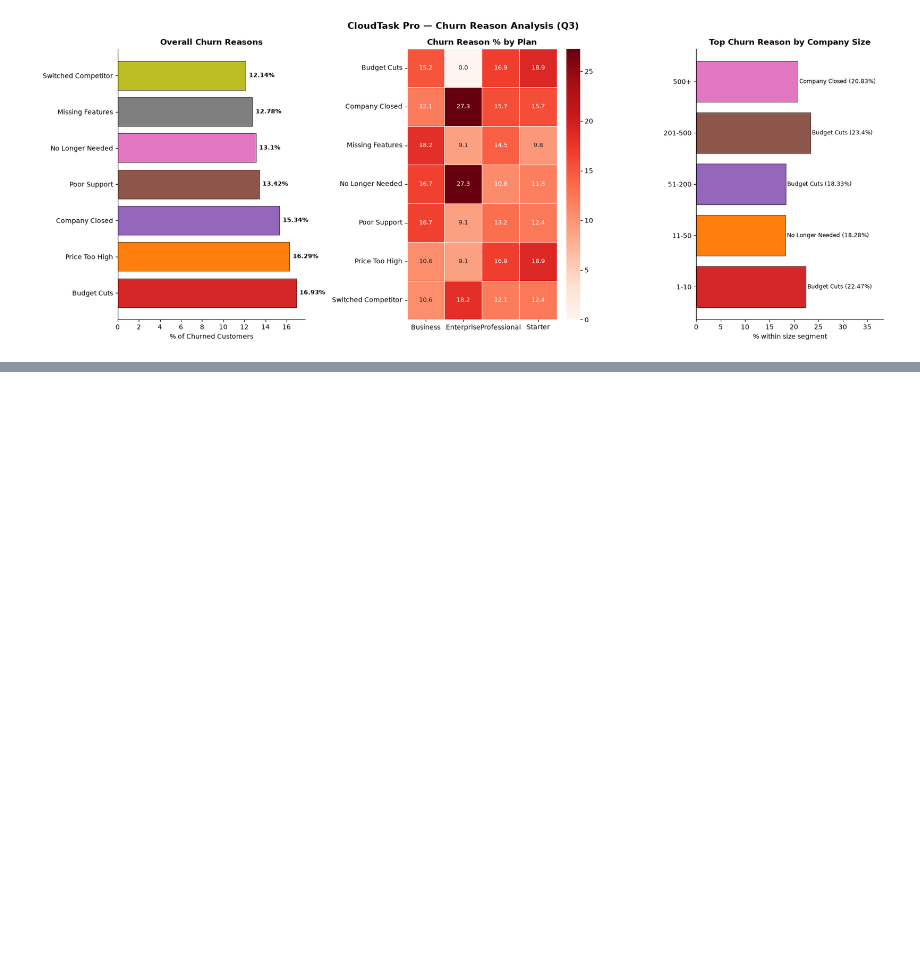
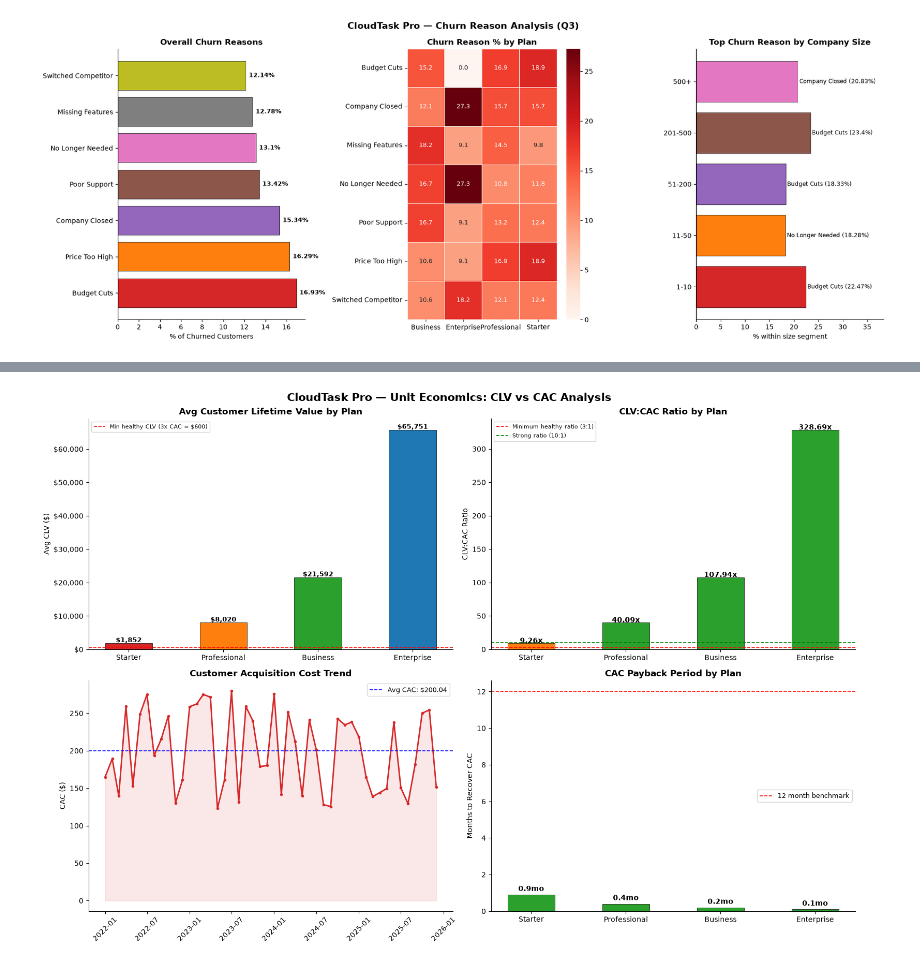
Before and after one commit to ShubhamSahu-2005/Saas-Churn-Analysis, a Jupyter notebook: notebooks/eda_analysis.ipynb, the cells around one changed output, grey strips where cells are left out. Saved outputs shown, nothing was run; the diff lists cells and outputs as text; code cells hidden in the pictures; blank space fills up the shorter version.

```diff
--- a/notebooks/eda_analysis.ipynb
+++ b/notebooks/eda_analysis.ipynb
@@ -467,0 +572,95 @@ plt.show()
+# %%
+fig, axes = plt.subplots(2, 2, figsize=(16, 11))
+fig.suptitle('CloudTask Pro — Unit Economics: CLV vs CAC Analysis',
+             fontsize=15, fontweight='bold')
+
+# ── Panel 1: Avg CLV by Plan ──
+colors = ['#d62728', '#ff7f0e', '#2ca02c', '#1f77b4']
+bars = axes[0,0].bar(clv_plan['plan'], clv_plan['avg_clv'],
+                      color=colors, edgecolor='black',
+                      linewidth=0.5, width=0.5)
+axes[0,0].axhline(avg_cac * 3, color='red', linestyle='--',
+                   linewidth=1.2,
+                   label=f'Min healthy CLV (3x CAC = ${avg_cac*3:,.0f})')
+for bar, val in zip(bars, clv_plan['avg_clv']):
+    axes[0,0].text(bar.get_x() + bar.get_width()/2,
+                   bar.get_height() + 300,
+                   f'${val:,.0f}', ha='center',
+                   fontsize=9, fontweight='bold')
+axes[0,0].set_title('Avg Customer Lifetime Value by Plan',
+                     fontweight='bold')
+axes[0,0].set_ylabel('Avg CLV ($)')
+axes[0,0].yaxis.set_major_formatter(
+    mticker.FuncFormatter(lambda x, _: f'${x:,.0f}'))
+axes[0,0].legend(fontsize=8)
+axes[0,0].spines['top'].set_visible(False)
+axes[0,0].spines['right'].set_visible(False)
+
+# ── Panel 2: CLV:CAC Ratio by Plan ──
+ratio_colors = ['#d62728' if x < 3 else '#ff7f0e' if x < 10
+                else '#2ca02c' for x in clv_plan['clv_cac_ratio']]
+bars2 = axes[0,1].bar(clv_plan['plan'], clv_plan['clv_cac_ratio'],
+                       color=ratio_colors, edgecolor='black',
+                       linewidth=0.5, width=0.5)
+axes[0,1].axhline(3, color='red', linestyle='--',
+                   linewidth=1.2, label='Minimum healthy ratio (3:1)')
+axes[0,1].axhline(10, color='green', linestyle='--',
+                   linewidth=1.2, label='Strong ratio (10:1)')
+for bar, val in zip(bars2, clv_plan['clv_cac_ratio']):
+    axes[0,1].text(bar.get_x() + bar.get_width()/2,
+                   bar.get_height() + 0.3,
+                   f'{val}x', ha='center',
+                   fontsize=10, fontweight='bold')
+axes[0,1].set_title('CLV:CAC Ratio by Plan', fontweight='bold')
+axes[0,1].set_ylabel('CLV:CAC Ratio')
+axes[0,1].legend(fontsize=8)
+axes[0,1].spines['top'].set_visible(False)
+axes[0,1].spines['right'].set_visible(False)
+
+# ── Panel 3: CAC Trend Over Time ──
+axes[1,0].plot(rev['month'],
+               rev['customer_acquisition_cost'],
+               color='#d62728', linewidth=2,
+               marker='o', markersize=3)
+axes[1,0].axhline(avg_cac, color='blue', linestyle='--',
+                   linewidth=1.2,
+                   label=f'Avg CAC: ${avg_cac:,.2f}')
+axes[1,0].fill_between(rev['month'],
+                        rev['customer_acquisition_cost'],
+                        alpha=0.1, color='#d62728')
+axes[1,0].set_title('Customer Acquisition Cost Trend',
+                     fontweight='bold')
+axes[1,0].set_ylabel('CAC ($)')
+axes[1,0].tick_params(axis='x', rotation=45)
+axes[1,0].legend(fontsize=9)
+axes[1,0].spines['top'].set_visible(False)
+axes[1,0].spines['right'].set_visible(False)
+
+# ── Panel 4: Payback Period by Plan ──
+payback_colors = ['#d62728' if x > 12 else '#ff7f0e' if x > 6
+                  else '#2ca02c' for x in clv_plan['payback_months']]
+bars4 = axes[1,1].bar(clv_plan['plan'],
+                       clv_plan['payback_months'],
+                       color=payback_colors,
+                       edgecolor='black', linewidth=0.5,
+                       width=0.5)
+axes[1,1].axhline(12, color='red', linestyle='--',
+                   linewidth=1.2, label='12 month benchmark')
+for bar, val in zip(bars4, clv_plan['payback_months']):
+    axes[1,1].text(bar.get_x() + bar.get_width()/2,
+                   bar.get_height() + 0.2,
+                   f'{val}mo', ha='center',
+                   fontsize=10, fontweight='bold')
+axes[1,1].set_title('CAC Payback Period by Plan',
+                     fontweight='bold')
+axes[1,1].set_ylabel('Months to Recover CAC')
+axes[1,1].legend(fontsize=9)
+axes[1,1].spines['top'].set_visible(False)
+axes[1,1].spines['right'].set_visible(False)
+
+plt.tight_layout()
+plt.savefig('../reports/chart4_clv_cac_analysis.png',
+            dpi=150, bbox_inches='tight')
+plt.show()
+# %% [output]
+[figure, added]
```
Also changed, not shown: parts of 5 cells of this notebook, 3 other files.
